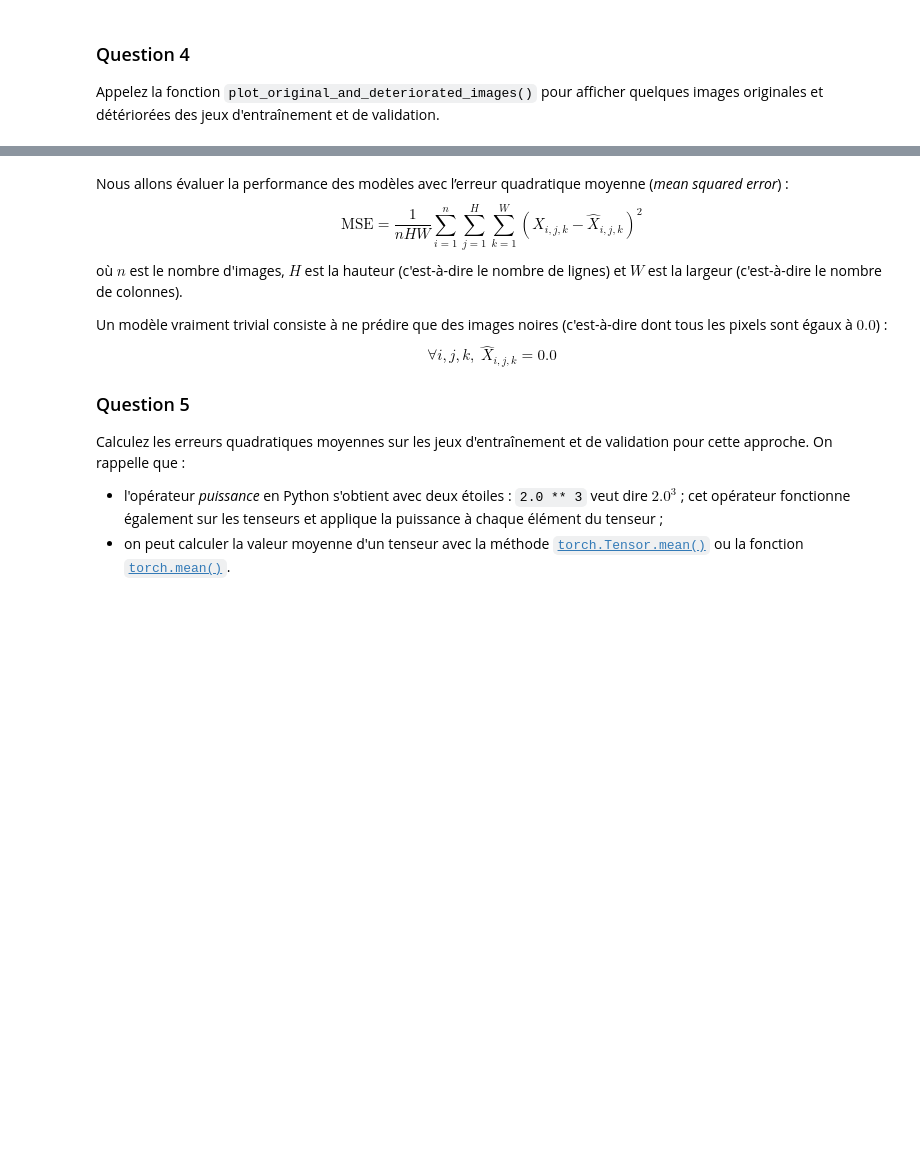
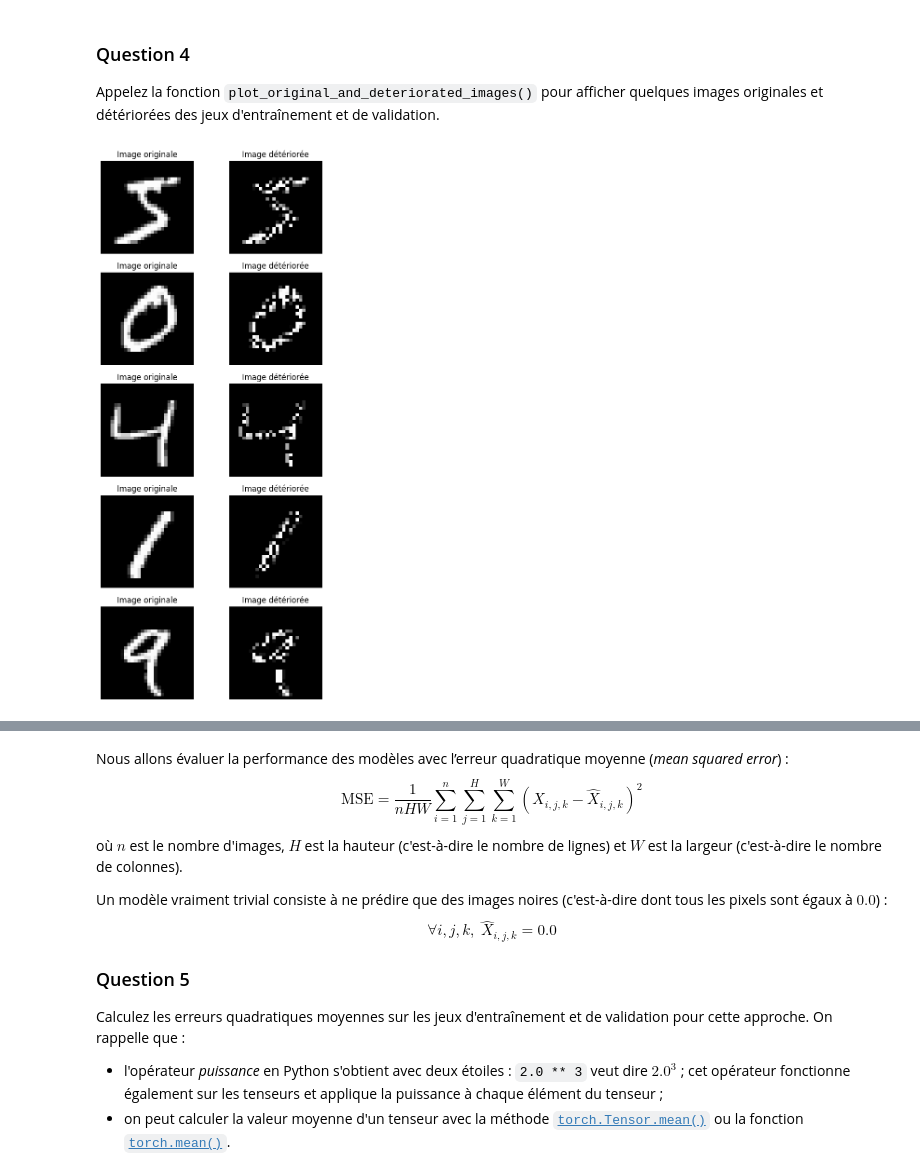
Before and after one commit to louisepech/test, a Jupyter notebook: notebooks/TP_4_1_énoncé.ipynb, the cells around one changed output, grey strips where cells are left out. Cells and saved outputs as stored; diff of their text form; code cells hidden in the pictures; blank space fills up the shorter version.

```diff
--- a/notebooks/TP_4_1_énoncé.ipynb
+++ b/notebooks/TP_4_1_énoncé.ipynb
@@ -205,5 +205,11 @@ def plot_original_and_deteriorated_images(images_original, images_deteriorated):
 
 Appelez la fonction `plot_original_and_deteriorated_images()` pour afficher quelques images originales et détériorées des jeux d'entraînement et de validation.
 # %%
-# TODO
+#5 images train
+plot_original_and_deteriorated_images(
+X_train_original[:5],
+X_train_deteriorated[:5]
+)
+# %% [output]
+[figure, added]
 # %%
```
Also changed, not shown: parts of 2 cells of this notebook.
